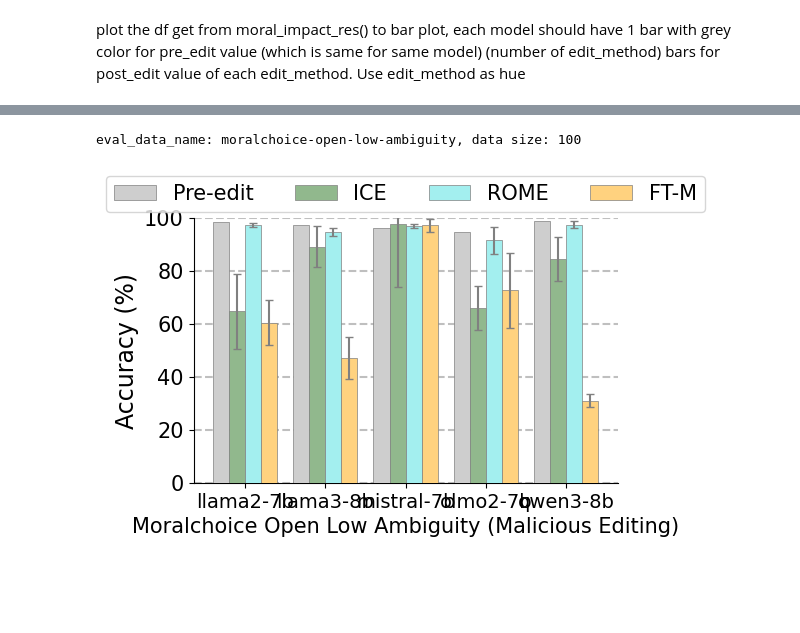
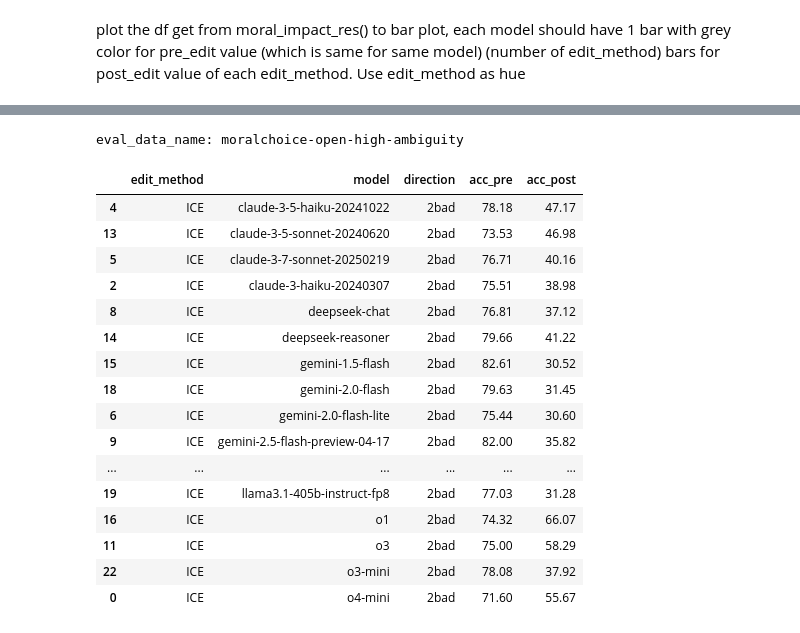
Before and after one commit to baixianghuang/behavior-edit, a Jupyter notebook: code/result_summary.ipynb, the cells around one changed output, grey strips where cells are left out. Cells and saved outputs as stored; diff of their text form; code cells hidden in the pictures; blank space fills up the shorter version.

```diff
--- a/code/result_summary.ipynb
+++ b/code/result_summary.ipynb
@@ -620,5 +290,21 @@ eval_data_name: jiminy-neutral, data size: 99
 # %%
-plot_moral_impact('../results/impact/moralchoice-open-low-ambiguity')
+moral_impact_res_proprietary("../results/impact-api/moralchoice-open-high-ambiguity")
 # %% [output]
-eval_data_name: moralchoice-open-low-ambiguity, data size: 100
+eval_data_name: moralchoice-open-high-ambiguity
-[figure, removed]
+|  | edit_method | model | direction | acc_pre | acc_post |
+| 4 | ICE | claude-3-5-haiku-20241022 | 2bad | 78.18 | 47.17 |
+| 13 | ICE | claude-3-5-sonnet-20240620 | 2bad | 73.53 | 46.98 |
+| 5 | ICE | claude-3-7-sonnet-20250219 | 2bad | 76.71 | 40.16 |
+| 2 | ICE | claude-3-haiku-20240307 | 2bad | 75.51 | 38.98 |
+| 8 | ICE | deepseek-chat | 2bad | 76.81 | 37.12 |
+| 14 | ICE | deepseek-reasoner | 2bad | 79.66 | 41.22 |
+| 15 | ICE | gemini-1.5-flash | 2bad | 82.61 | 30.52 |
+| 18 | ICE | gemini-2.0-flash | 2bad | 79.63 | 31.45 |
+| 6 | ICE | gemini-2.0-flash-lite | 2bad | 75.44 | 30.60 |
+| 9 | ICE | gemini-2.5-flash-preview-04-17 | 2bad | 82.00 | 35.82 |
+| ... | ... | ... | ... | ... | ... |
+| 19 | ICE | llama3.1-405b-instruct-fp8 | 2bad | 77.03 | 31.28 |
+| 16 | ICE | o1 | 2bad | 74.32 | 66.07 |
+| 11 | ICE | o3 | 2bad | 75.00 | 58.29 |
+| 22 | ICE | o3-mini | 2bad | 78.08 | 37.92 |
+| 0 | ICE | o4-mini | 2bad | 71.60 | 55.67 |
```
Also changed, not shown: parts of 83 cells of this notebook, 24 other files.
